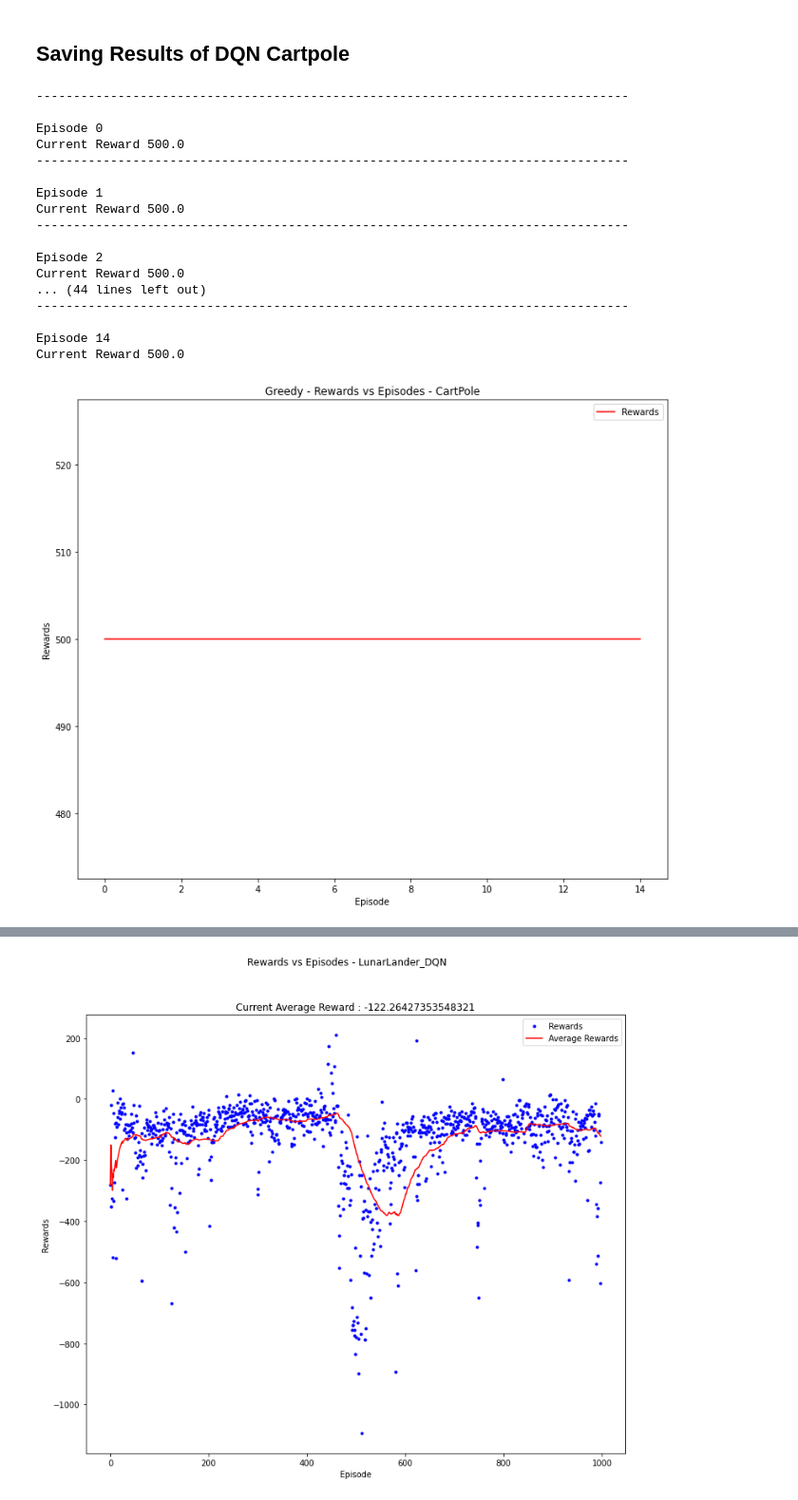
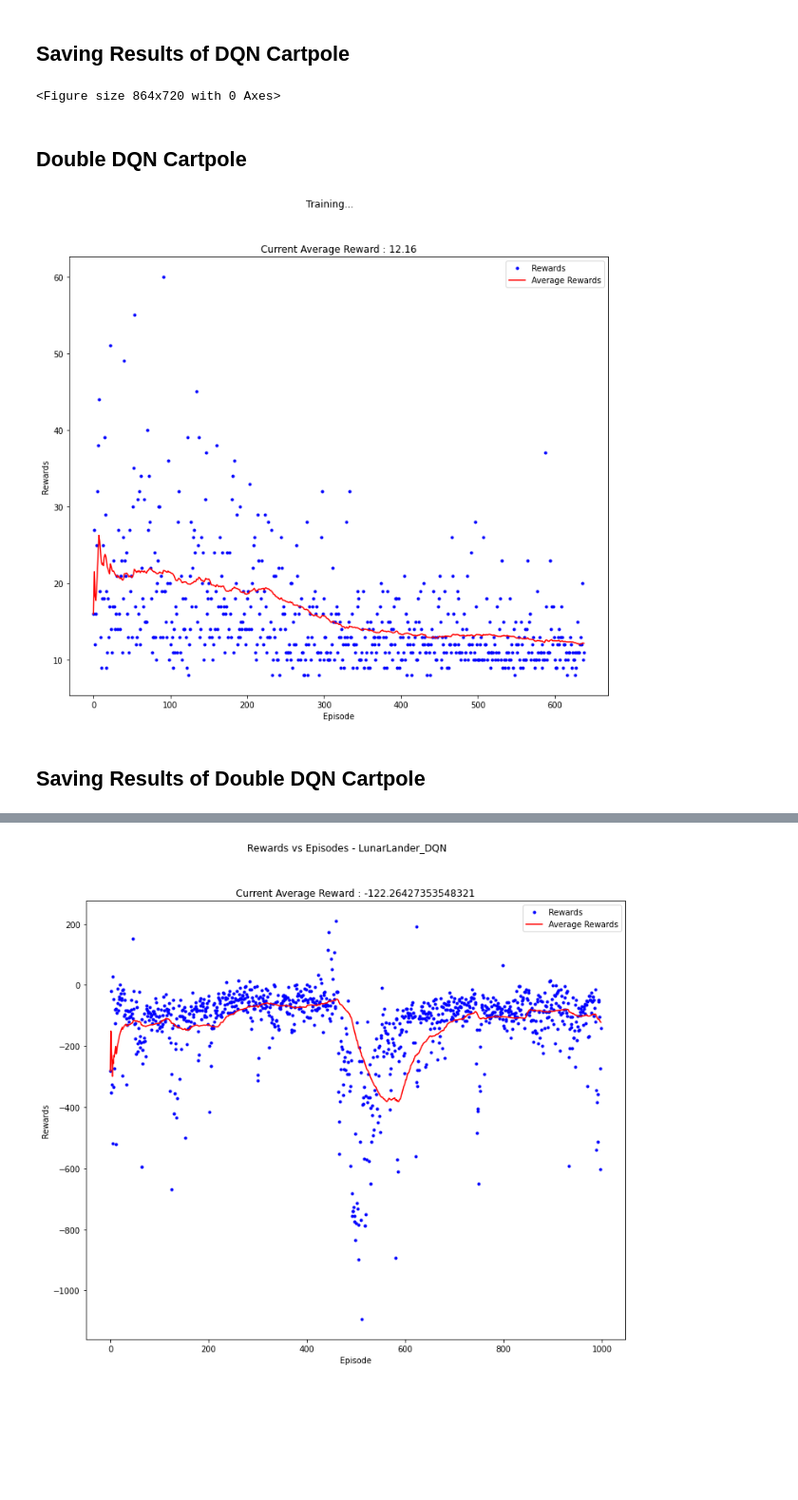
Before and after one commit to Pranomvignesh/UB_CSE546_RL_Assignment_2, a Jupyter notebook: FinalRun.ipynb, the cells around one changed output, grey strips where cells are left out. Shown at 95% size. Cells and saved outputs as stored; diff of their text form; code cells hidden in the pictures; blank space fills up the shorter version.

```diff
--- a/FinalRun.ipynb
+++ b/FinalRun.ipynb
@@ -161,23 +159,15 @@ dqnCartPole.train()
 # targetModel = torch.load('./results/models/CartPole_DQN_target_model.pth')
 
 # dqnCartPole.loadModels(policyModel,targetModel)
-dqnCartPole.greedy(timeSteps=15)
+# dqnCartPole.greedy(timeSteps=15)
 # %% [output]
---------------------------------------------------------------------------------
-
-Episode 0
-Current Reward 500.0
---------------------------------------------------------------------------------
-
-Episode 1
-Current Reward 500.0
---------------------------------------------------------------------------------
-
-Episode 2
-Current Reward 500.0
-... (44 lines left out)
---------------------------------------------------------------------------------
-
-Episode 14
-Current Reward 500.0
+<Figure size 864x720 with 0 Axes>
-[figure, removed]
+# %% [markdown]
+## Double DQN Cartpole
+# %%
+doubledqnCartPole = DoubleDQN(*CartPoleParameters)
+doubledqnCartPole.train()
+# %% [output]
+[figure, added]
+# %% [markdown]
+## Saving Results of Double DQN Cartpole
```
Also changed, not shown: parts of 14 cells of this notebook, 7 other files.
